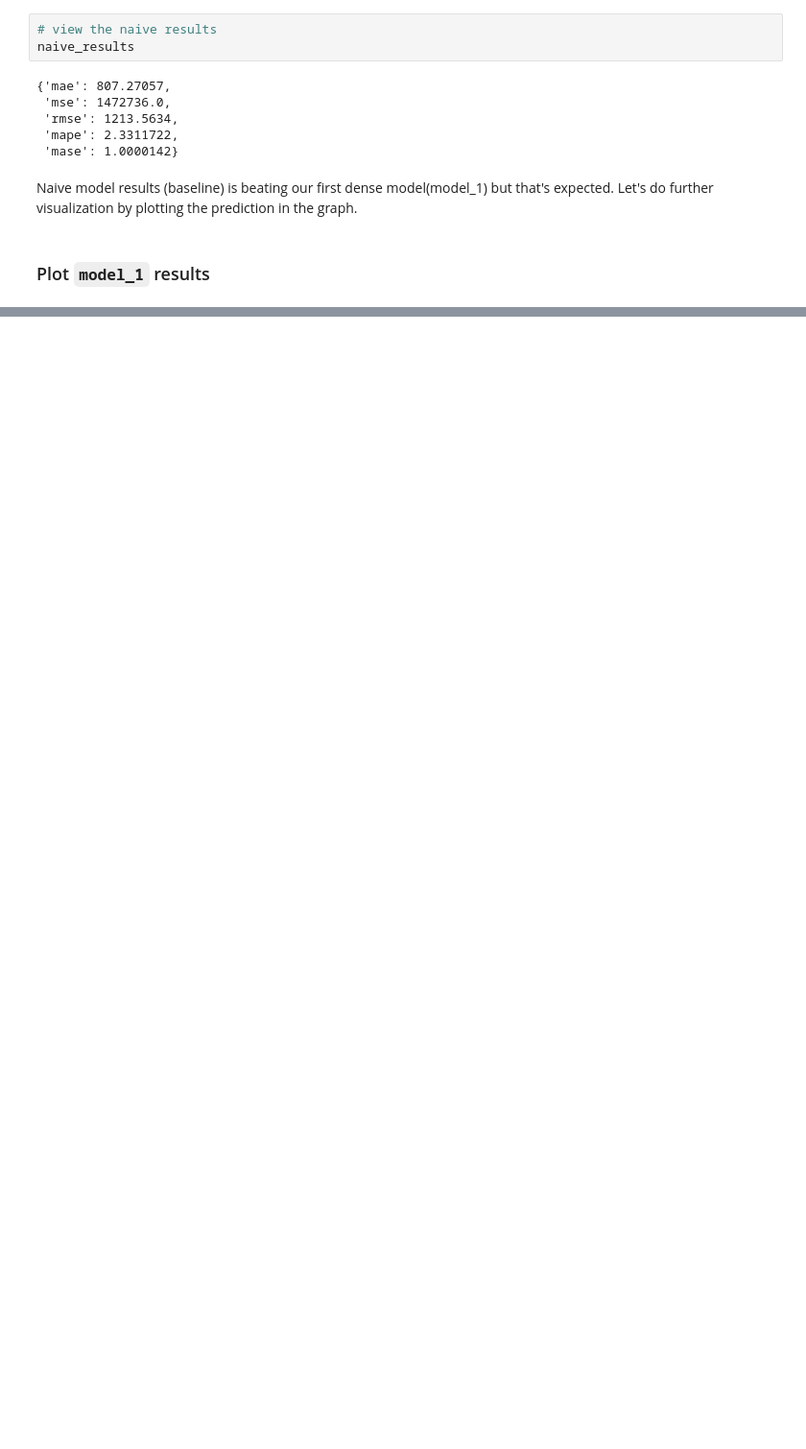
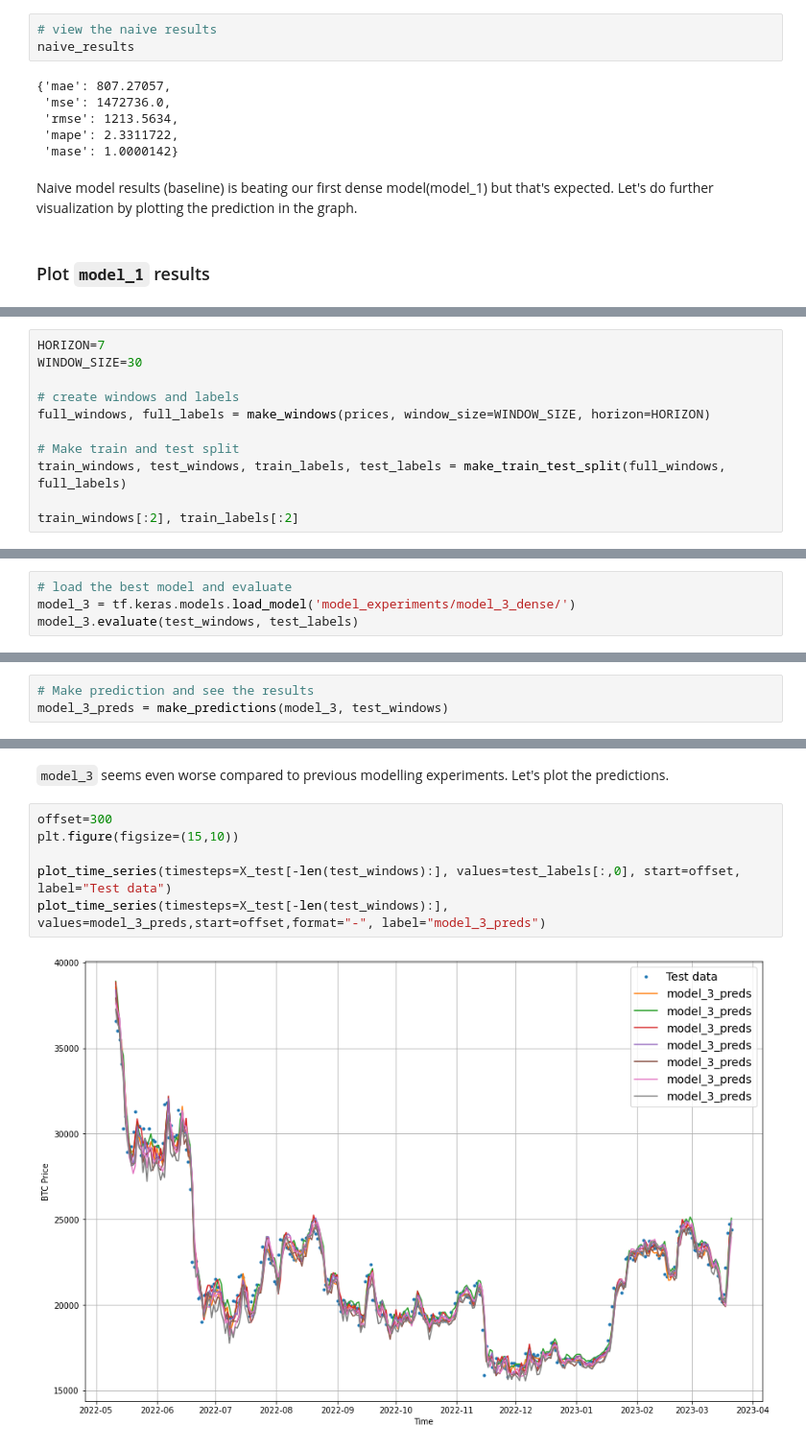
Before and after one commit to SaketMunda/time-series-with-tensorflow, a Jupyter notebook: time_series_with_tensorflow_bitpredict.ipynb, the cells around one changed output, grey strips where cells are left out. Shown: that part at 96% size. Drawn from its saved outputs; the diff is of its cells as text; blank space fills up the shorter version.

```diff
--- a/time_series_with_tensorflow_bitpredict.ipynb
+++ b/time_series_with_tensorflow_bitpredict.ipynb
@@ -742,0 +871,11 @@ With our current model setup, we've to make forecasts for the future.
+# %%
+HORIZON=7
+WINDOW_SIZE=30
+
+# create windows and labels
+full_windows, full_labels = make_windows(prices, window_size=WINDOW_SIZE, horizon=HORIZON)
+
+# Make train and test split
+train_windows, test_windows, train_labels, test_labels = make_train_test_split(full_windows, full_labels)
+
+train_windows[:2], train_labels[:2]
@@ -742,0 +949,4 @@ With our current model setup, we've to make forecasts for the future.
+# %%
+# load the best model and evaluate
+model_3 = tf.keras.models.load_model('model_experiments/model_3_dense/')
+model_3.evaluate(test_windows, test_labels)
@@ -742,0 +958,3 @@ With our current model setup, we've to make forecasts for the future.
+# %%
+# Make prediction and see the results
+model_3_preds = make_predictions(model_3, test_windows)
@@ -742,0 +1041,10 @@ With our current model setup, we've to make forecasts for the future.
+# %% [markdown]
+`model_3` seems even worse compared to previous modelling experiments. Let's plot the predictions.
+# %%
+offset=300
+plt.figure(figsize=(15,10))
+
+plot_time_series(timesteps=X_test[-len(test_windows):], values=test_labels[:,0], start=offset, label="Test data")
+plot_time_series(timesteps=X_test[-len(test_windows):], values=model_3_preds,start=offset,format="-", label="model_3_preds")
+# %% [output]
+[figure, added]
```
Also changed, not shown: parts of 41 cells of this notebook.
